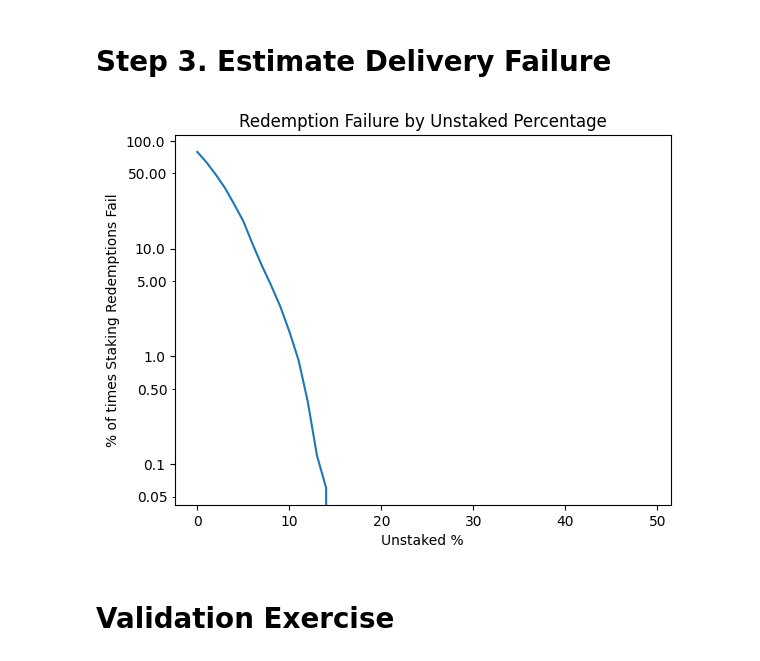
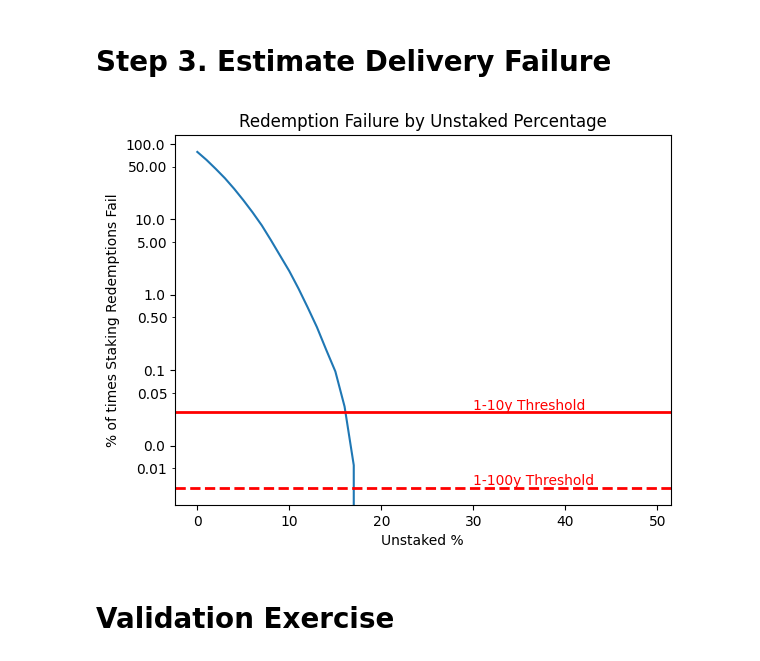
Before and after one commit to coinbase-policy/ETH-ETP-Staking-Buffer, a Jupyter notebook: ETH_Redemption_Stress_Test.ipynb, the cells around one changed output. Saved outputs shown, nothing was run; the diff lists cells and outputs as text; code cells hidden in the pictures.

```diff
--- a/ETH_Redemption_Stress_Test.ipynb
+++ b/ETH_Redemption_Stress_Test.ipynb
@@ -41,7 +41,7 @@ Successfully installed copulas-0.12.1
 np.random.seed(42)
 
 # number of draws to simluate flow and redemptions
-ndraws = 5000
+ndraws = 100*365
 
 # Impulse Response (in opposite direction, from oldest to newest response)
 # This is how flow_change responds to lags of Asset Returns (starting from lag6 to lag1 and lag0)
@@ -133,7 +133,7 @@ plt.show()
 # This is exit request time (5 epoch = 32 minutes), plus 256 epochs (27.3 hours),
 # plus exit time plus withdrawal sweeping.
 # I model exit queue time as normally distributed, with a high negative correlation with
-# ETP holding changes. Exit time is modeled so that a 100% ETP withdrawal would take 40days (9)with AUM of $10B).
+# ETP holding changes. Exit time is modeled so that a 100% ETP withdrawal would take 113days with AUM of $25B).
 # Before pectra, sweep times are abotu 10 days. this is the max time to get swept.
 # This number would go down (maybe 30% or more) after pectra.
 # staking time is a brownian motion, with a minimum of maxdays + 32 min +27h.
@@ -144,7 +144,7 @@ maxdays = 10
 #Need to model exit queue times.
 
 # exit_time is the exit time queue
-exit_time = np.maximum(0,-40*np.array(holdings_amount_pct_change) + np.random.normal(loc = 0.1, scale = 1.5, size = ndraws-1))
+exit_time =  -113*np.array(holdings_amount_pct_change) + np.random.normal(loc = 0.1, scale = 0.1, size = ndraws-1)
 
 staking_time =[exit_time[0]]
 for i in range(1, len(exit_time)):
@@ -165,7 +165,7 @@ ax1.tick_params('y', labelcolor='green')
 # Set the title and x-axis label
 plt.title('Staking Time')
 plt.xlabel('Time')
-
+plt.ylim(0)
 # Display the plot
 plt.show()
 # %% [output]
@@ -176,40 +176,46 @@ plt.show()
 # The final step is to estimate how often ETH is not delivered because the ETF runs
 # out of unstaked ETH, and the queue prevents the ETF issuer to unstake ETH
 
 above_threshold_percentage = []
 
 #Loop for each threshold from 0% to 50%. For each threshold level, I loop through the draws (i)
 # to find the wait time (staking_time[i]) and see whether the maximum drawdown of holding during
 # that waiting period is greater than the threshold (i.e. delivery failure).
 # (small note: when I loop through the draws, I stop a bit earlier than the end of times,
 # because I need to look forward until the end of the waiting period)
+redemption = []
+
+for i in range(len(staking_time)-round(np.max(staking_time))):
+    wait = int(np.ceil(staking_time[i]))
+    redemption.append((holdings_amount[i] - np.min(holdings_amount[i:i+wait]))/holdings_amount[i])
+
 for threshold in range(0,50,1):
-  redemption = []
-
-  for i in range(len(staking_time)-round(np.max(staking_time))):
-      wait = int(np.ceil(staking_time[i]))
-      redemption.append((holdings_amount[i] - np.min(holdings_amount[i:i+wait]))/holdings_amount[i])
-
 
   above_threshold_percentage.append(sum(1 for x in redemption if x > threshold/100) / len(redemption) * 100)
 
 # Plot graph of delivery failure over threshold
 
 plt.plot(above_threshold_percentage)
 plt.xlabel('Unstaked %')
 plt.ylabel('% of times Staking Redemptions Fail')
 plt.title('Redemption Failure by Unstaked Percentage')
 plt.yscale('log')
 plt.gca().yaxis.set_major_formatter(ticker.ScalarFormatter())
 plt.ticklabel_format(axis='y', style='plain')
 plt.gca().yaxis.set_major_locator(ticker.LogLocator(base=10, subs=[1.0])) # Major ticks at powers of 10
 plt.gca().yaxis.set_minor_locator(ticker.LogLocator(base=10, subs=np.arange(0, 10,5))) # Minor ticks at intermediate values
 plt.gca().yaxis.set_major_formatter(ticker.FormatStrFormatter("%3.1f"))  # Format minor tick labels
 plt.gca().yaxis.set_minor_formatter(ticker.FormatStrFormatter("%3.2f"))  # Format minor tick labels
+y10 = 0.0274
+y100 = 0.00274
+plt.axhline(y=y10, color='red', linestyle='-', linewidth=2, label='1-10y Threshold')
+plt.axhline(y=y100, color='red', linestyle='--', linewidth=2, label='1-100y Threshold')
+plt.text(x=30, y=y10 + y10/10 , s='1-10y Threshold', color='red', fontsize=10)
+plt.text(x=30, y=y100+ y100/10, s='1-100y Threshold', color='red', fontsize=10)
 
 plt.show()
 # %% [output]
-[figure, old version]
+[figure, new version]
 # %% [markdown]
 # Validation Exercise
 # %%
```
Also changed, not shown: parts of 3 cells of this notebook, 1 other file.
